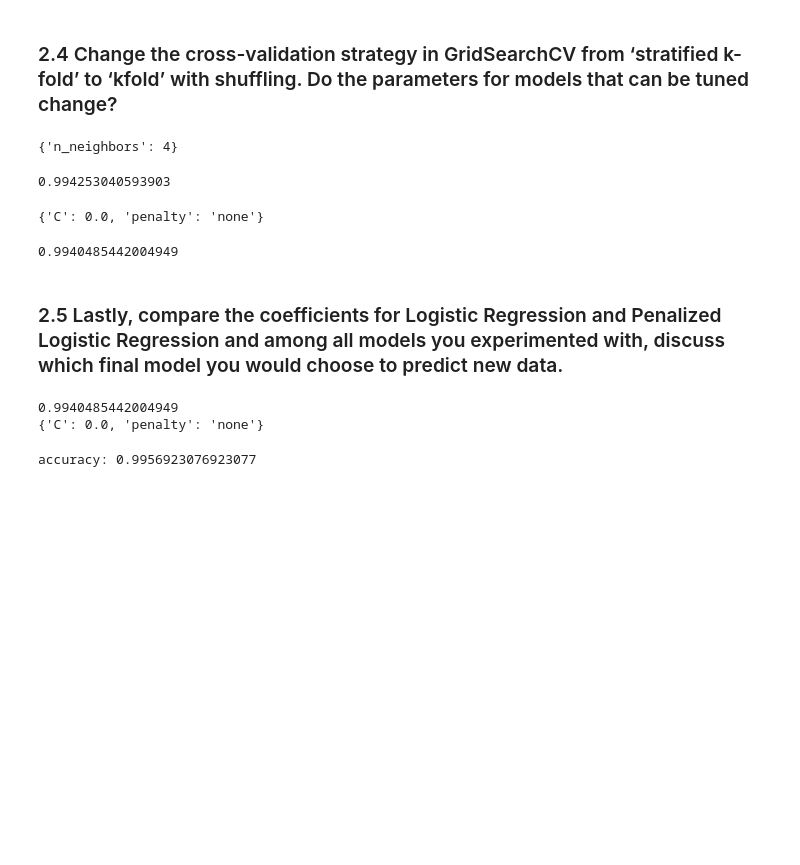
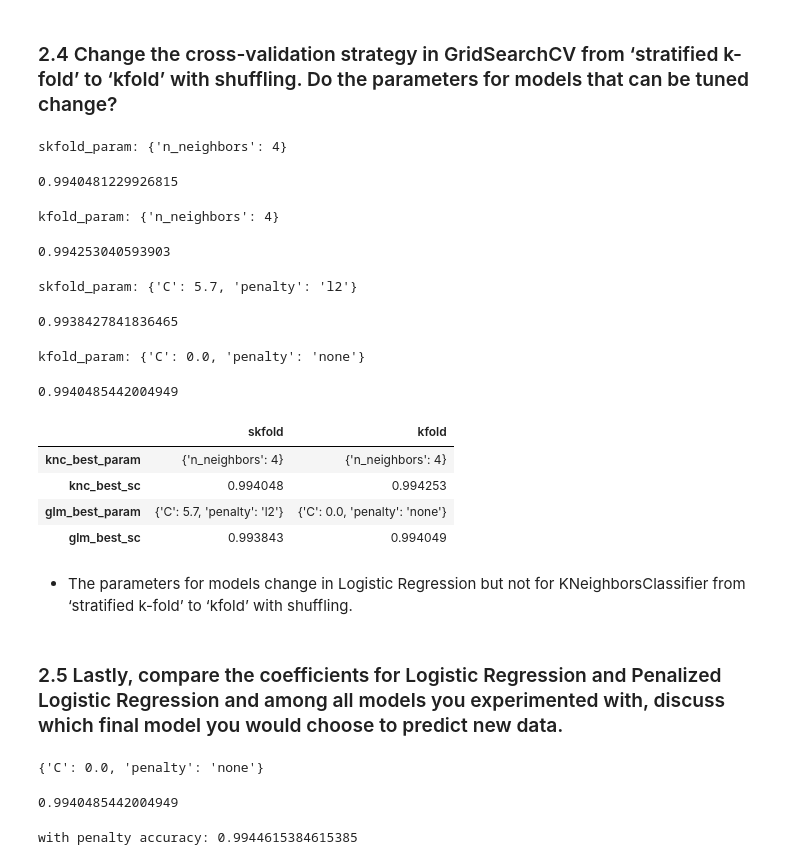
Before and after one commit to xf2235/CU, a Jupyter notebook: QMSSS5073/hw2.ipynb, the cells around one changed output. Drawn from its saved outputs; the diff is of its cells as text; code cells hidden in the pictures; blank space fills up the shorter version.

```diff
--- a/QMSSS5073/hw2.ipynb
+++ b/QMSSS5073/hw2.ipynb
@@ -528,45 +555,87 @@ grid.best_score_
 kfold = KFold(n_splits=5)
 skfold = StratifiedKFold(n_splits=5, shuffle=True)
 rkf = RepeatedKFold(n_splits=5, n_repeats=10)
+# %%
+param_grid = {'n_neighbors': range(1, 10)}
+grid = GridSearchCV(KNC(), param_grid=param_grid, cv=skfold)
+grid.fit(X_train_scaled, y_train)
+knc_skfold_best_param = grid.best_params_
+knc_skfold_best_sc = grid.best_score_
+print(f"skfold_param: {knc_skfold_best_param}")
+knc_skfold_best_sc
+# %% [output]
+skfold_param: {'n_neighbors': 4}
+0.9940481229926815
 # %%
 param_grid = {'n_neighbors': range(1, 10)}
-grid = GridSearchCV(KNeighborsClassifier(), param_grid=param_grid, cv=kfold)
+grid = GridSearchCV(KNC(), param_grid=param_grid, cv=kfold)
 grid.fit(X_train_scaled, y_train)
-print(grid.best_params_)
-grid.best_score_
+knc_kfold_best_param = grid.best_params_
+knc_kfold_best_sc = grid.best_score_
+print(f"kfold_param: {knc_kfold_best_param}")
+knc_kfold_best_sc
 # %% [output]
-{'n_neighbors': 4}
+kfold_param: {'n_neighbors': 4}
 0.994253040593903
+# %%
+c = np.arange(0,10,0.1)
+param_grid = {'C': c, 'penalty': ['none', 'l1', 'l2']}
+
+grid = GridSearchCV(GLM(), param_grid, cv = skfold)
+grid.fit(X_train_scaled, y_train)
+glm_skfold_best_param = grid.best_params_
+glm_skfold_best_sc = grid.best_score_
+print(f"skfold_param: {glm_skfold_best_param}")
+glm_skfold_best_sc
+# %% [output]
+skfold_param: {'C': 5.7, 'penalty': 'l2'}
+0.9938427841836465
 # %%
 c = np.arange(0,10,0.1)
-param_grid = {'C': c, 'penalty': ['none', 'l2']}
+param_grid = {'C': c, 'penalty': ['none', 'l1', 'l2']}
 
-grid = GridSearchCV(LogisticRegression(), param_grid, cv = kfold)
+grid = GridSearchCV(GLM(), param_grid, cv = kfold)
 grid.fit(X_train_scaled, y_train)
-print(grid.best_params_)
-grid.best_score_
+glm_kfold_best_param = grid.best_params_
+glm_kfold_best_sc = grid.best_score_
+print(f"kfold_param: {glm_kfold_best_param}")
+glm_kfold_best_sc
 # %% [output]
-{'C': 0.0, 'penalty': 'none'}
+kfold_param: {'C': 0.0, 'penalty': 'none'}
 0.9940485442004949
+# %%
+comparison = {'skfold': [knc_skfold_best_param, knc_skfold_best_sc, glm_skfold_best_param, glm_skfold_best_sc],
+             'kfold': [knc_kfold_best_param, knc_kfold_best_sc, glm_kfold_best_param, glm_kfold_best_sc]}
+com = pd.DataFrame(comparison, index=['knc_best_param', 'knc_best_sc', 'glm_best_param', 'glm_best_sc'])
+com
+# %% [output]
+|  | skfold | kfold |
+| knc_best_param | {'n_neighbors': 4} | {'n_neighbors': 4} |
+| knc_best_sc | 0.994048 | 0.994253 |
+| glm_best_param | {'C': 5.7, 'penalty': 'l2'} | {'C': 0.0, 'penalty': 'none'} |
+| glm_best_sc | 0.993843 | 0.994049 |
+# %% [markdown]
+- The parameters for models change in Logistic Regression but not for KNeighborsClassifier from ‘stratified k-fold’ to ‘kfold’ with shuffling.
 # %% [markdown]
 ### 2.5 Lastly, compare the coefficients for Logistic Regression and Penalized Logistic Regression and among all models you experimented with, discuss which final model you would choose to predict new data.
 # %%
 c = np.arange(0,10,0.1)
-param_grid = {'C': c, 'penalty': ['none', 'l2']}
+param_grid = {'C': c, 'penalty': ['none', 'l1', 'l2']}
 
 grid = GridSearchCV(GLM(), param_grid)
 grid.fit(X_train_scaled, y_train)
-best_param_glm=grid.best_params_
-print(grid.best_score_)
-print(best_param_glm)
+lr_best_param = grid.best_params_
+lr_best_sc = grid.best_score_
+print(lr_best_param)
+lr_best_sc
 # %% [output]
-0.9940485442004949
 {'C': 0.0, 'penalty': 'none'}
+0.9940485442004949
 # %%
-glm_p = GLM(C=best_para_lr['C'],penalty=best_para_lr['penalty'])
+glm_p = GLM(C=lr_best_param['C'],penalty=lr_best_param['penalty'])
 glm_p.fit(X_train_scaled, y_train)
-print('accuracy: {}'.format(glm_p.score(X_test_scaled,y_test)))
+print('with penalty accuracy: {}'.format(glm_p.score(X_test_scaled,y_test)))
 glm_coef = glm_p.coef_
 # %% [output]
-accuracy: 0.9956923076923077
+with penalty accuracy: 0.9944615384615385
 # %%
```
Also changed, not shown: parts of 20 cells of this notebook.
